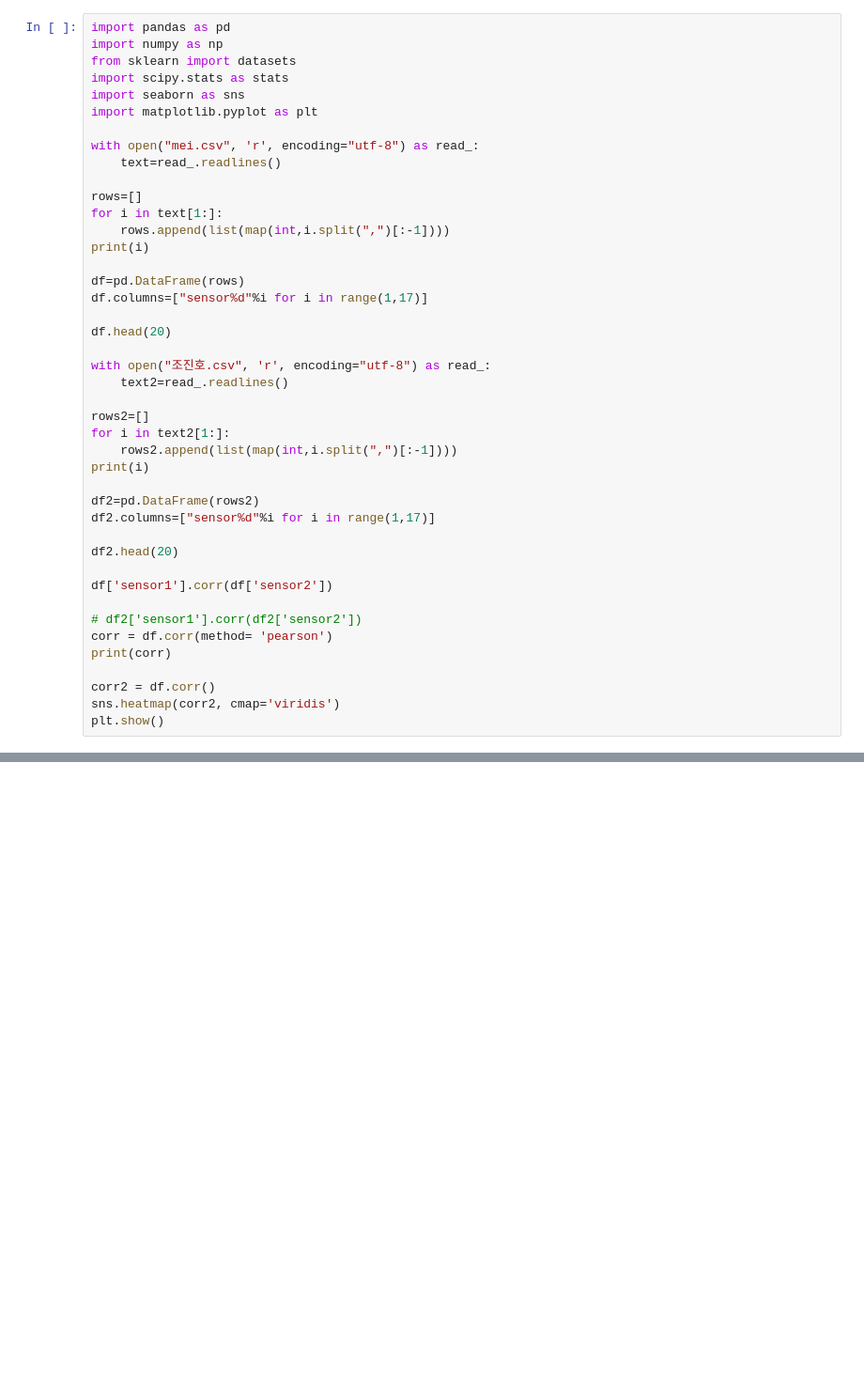
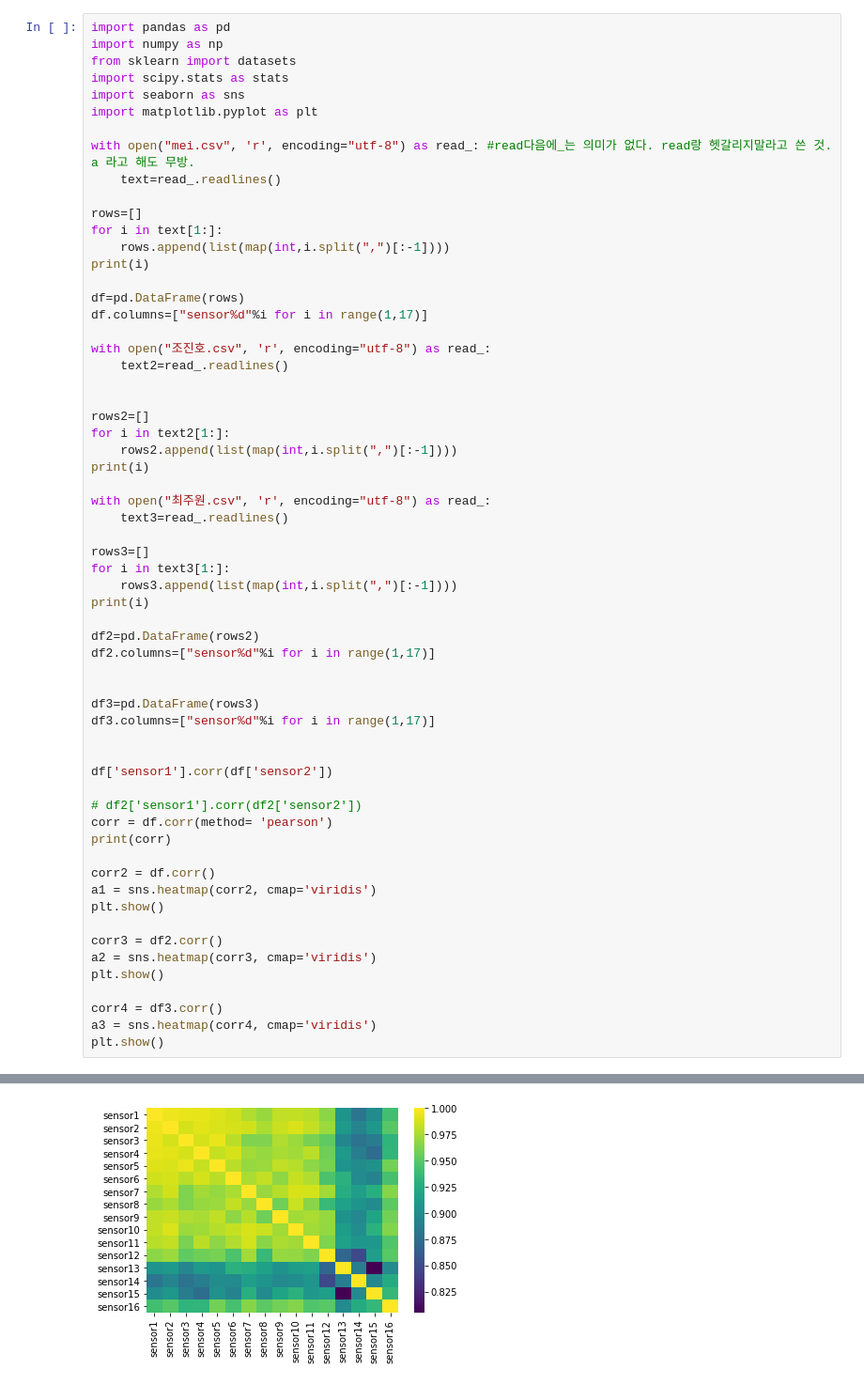
Before and after one commit to Futuremine97/PythonPrac1, a Jupyter notebook: new_python1.ipynb, the cells around one changed output, grey strips where cells are left out. Shown at 94% size. Cells and saved outputs as stored; diff of their text form; blank space fills up the shorter version.

```diff
--- a/new_python1.ipynb
+++ b/new_python1.ipynb
@@ -6,7 +6,7 @@ import scipy.stats as stats
 import seaborn as sns
 import matplotlib.pyplot as plt
 
-with open("mei.csv", 'r', encoding="utf-8") as read_:
+with open("mei.csv", 'r', encoding="utf-8") as read_: #read다음에_는 의미가 없다. read랑 헷갈리지말라고 쓴 것. a 라고 해도 무방.
     text=read_.readlines()
 
 rows=[]
@@ -17,20 +17,30 @@ print(i)
 df=pd.DataFrame(rows)
 df.columns=["sensor%d"%i for i in range(1,17)]
 
-df.head(20)
-
 with open("조진호.csv", 'r', encoding="utf-8") as read_:
     text2=read_.readlines()
+
 
 rows2=[]
 for i in text2[1:]:
     rows2.append(list(map(int,i.split(",")[:-1])))
 print(i)
 
+with open("최주원.csv", 'r', encoding="utf-8") as read_:
+    text3=read_.readlines()
+
+rows3=[]
+for i in text3[1:]:
+    rows3.append(list(map(int,i.split(",")[:-1])))
+print(i)
+
 df2=pd.DataFrame(rows2)
 df2.columns=["sensor%d"%i for i in range(1,17)]
 
-df2.head(20)
+
+df3=pd.DataFrame(rows3)
+df3.columns=["sensor%d"%i for i in range(1,17)]
+
 
 df['sensor1'].corr(df['sensor2'])
 
@@ -39,8 +49,16 @@ corr = df.corr(method= 'pearson')
 print(corr)
 
 corr2 = df.corr()
-sns.heatmap(corr2, cmap='viridis')
+a1 = sns.heatmap(corr2, cmap='viridis')
 plt.show()
+
+corr3 = df2.corr()
+a2 = sns.heatmap(corr3, cmap='viridis')
+plt.show()
+
+corr4 = df3.corr()
+a3 = sns.heatmap(corr4, cmap='viridis')
+plt.show()
 # %% [output]
 52,54,58,62,63,66,68,70,68,70,70,73,74,75,77,78,Mei
 65,68,66,68,71,74,74,76,72,74,74,75,76,77,80,80,조진호
@@ -58,5 +76,6 @@ sensor9   0.996733  0.993924  0.995870  0.997390  0.996558  0.996040
 sensor13  1.000000  0.989244  0.989368  0.978955
 sensor14  0.989244  1.000000  0.988857  0.973793
 sensor15  0.989368  0.988857  1.000000  0.978876
 sensor16  0.978955  0.973793  0.978876  1.000000
 [figure]
+[figure, added]
```
Also changed, not shown: parts of 1 cell of this notebook.
